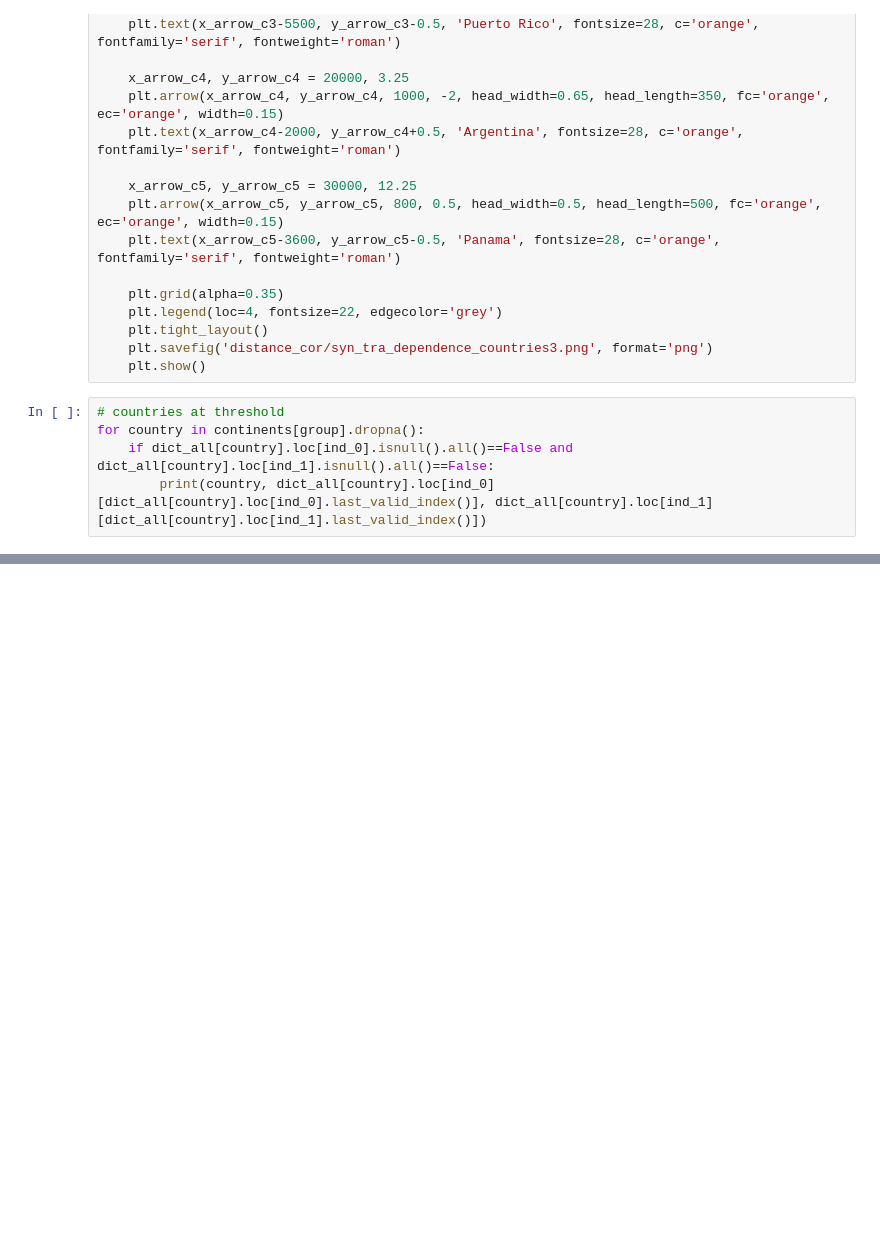
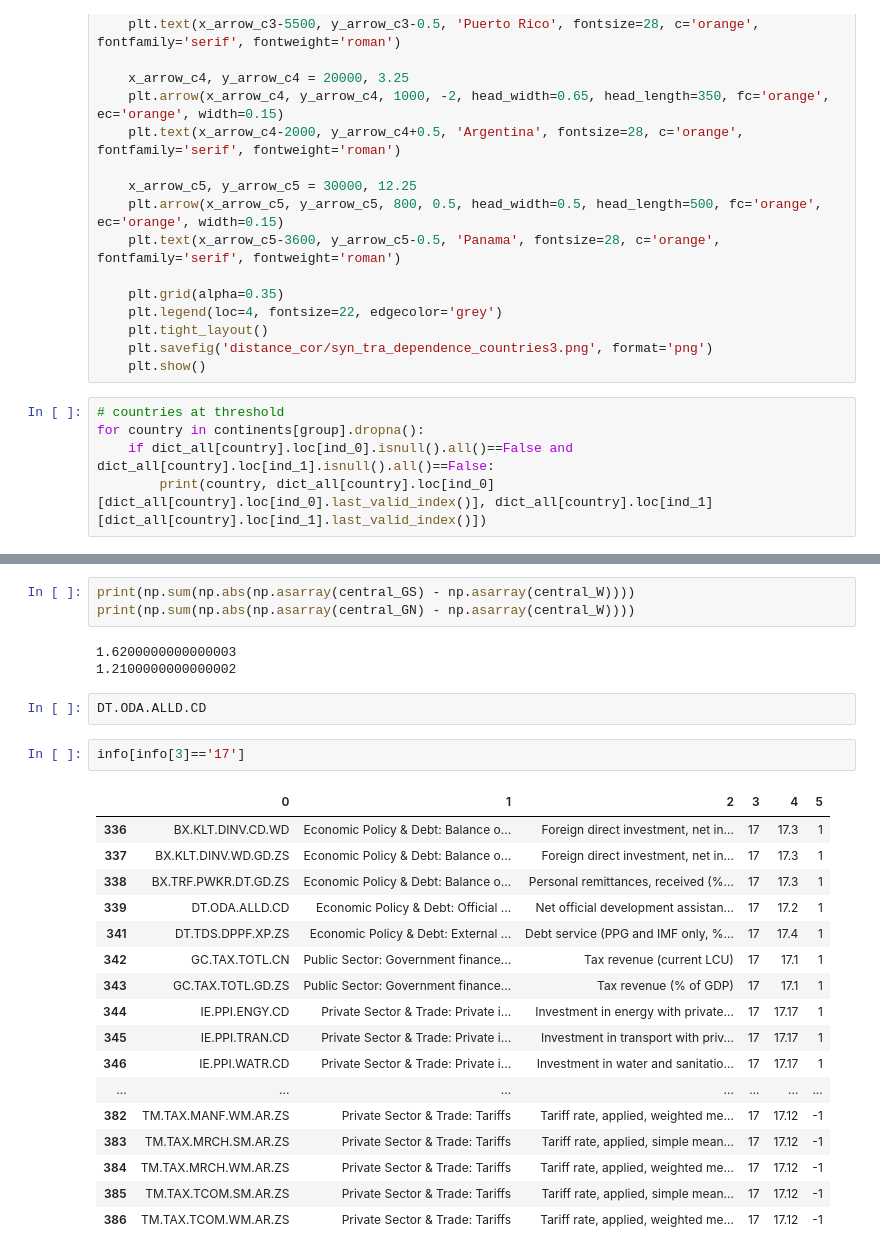
Before and after one commit to felix-laumann/SDG-networks, a Jupyter notebook: 5_Additions.ipynb, the cells around one changed output, grey strips where cells are left out. Drawn from its saved outputs; the diff is of its cells as text; blank space fills up the shorter version.

```diff
--- a/5_Additions.ipynb
+++ b/5_Additions.ipynb
@@ -1077,0 +1357,28 @@ for country in continents[group].dropna():
+# %%
+print(np.sum(np.abs(np.asarray(central_GS) - np.asarray(central_W))))
+print(np.sum(np.abs(np.asarray(central_GN) - np.asarray(central_W))))
+# %% [output]
+1.6200000000000003
+1.2100000000000002
+# %%
+DT.ODA.ALLD.CD
+# %%
+info[info[3]=='17']
+# %% [output]
+|  | 0 | 1 | 2 | 3 | 4 | 5 |
+| 336 | BX.KLT.DINV.CD.WD | Economic Policy & Debt: Balance o... | Foreign direct investment, net in... | 17 | 17.3 | 1 |
+| 337 | BX.KLT.DINV.WD.GD.ZS | Economic Policy & Debt: Balance o... | Foreign direct investment, net in... | 17 | 17.3 | 1 |
+| 338 | BX.TRF.PWKR.DT.GD.ZS | Economic Policy & Debt: Balance o... | Personal remittances, received (%... | 17 | 17.3 | 1 |
+| 339 | DT.ODA.ALLD.CD | Economic Policy & Debt: Official ... | Net official development assistan... | 17 | 17.2 | 1 |
+| 341 | DT.TDS.DPPF.XP.ZS | Economic Policy & Debt: External ... | Debt service (PPG and IMF only, %... | 17 | 17.4 | 1 |
+| 342 | GC.TAX.TOTL.CN | Public Sector: Government finance... | Tax revenue (current LCU) | 17 | 17.1 | 1 |
+| 343 | GC.TAX.TOTL.GD.ZS | Public Sector: Government finance... | Tax revenue (% of GDP) | 17 | 17.1 | 1 |
+| 344 | IE.PPI.ENGY.CD | Private Sector & Trade: Private i... | Investment in energy with private... | 17 | 17.17 | 1 |
+| 345 | IE.PPI.TRAN.CD | Private Sector & Trade: Private i... | Investment in transport with priv... | 17 | 17.17 | 1 |
+| 346 | IE.PPI.WATR.CD | Private Sector & Trade: Private i... | Investment in water and sanitatio... | 17 | 17.17 | 1 |
+| ... | ... | ... | ... | ... | ... | ... |
+| 382 | TM.TAX.MANF.WM.AR.ZS | Private Sector & Trade: Tariffs | Tariff rate, applied, weighted me... | 17 | 17.12 | -1 |
+| 383 | TM.TAX.MRCH.SM.AR.ZS | Private Sector & Trade: Tariffs | Tariff rate, applied, simple mean... | 17 | 17.12 | -1 |
+| 384 | TM.TAX.MRCH.WM.AR.ZS | Private Sector & Trade: Tariffs | Tariff rate, applied, weighted me... | 17 | 17.12 | -1 |
+| 385 | TM.TAX.TCOM.SM.AR.ZS | Private Sector & Trade: Tariffs | Tariff rate, applied, simple mean... | 17 | 17.12 | -1 |
+| 386 | TM.TAX.TCOM.WM.AR.ZS | Private Sector & Trade: Tariffs | Tariff rate, applied, weighted me... | 17 | 17.12 | -1 |
```
Also changed, not shown: parts of 43 cells of this notebook, 5 other files.
